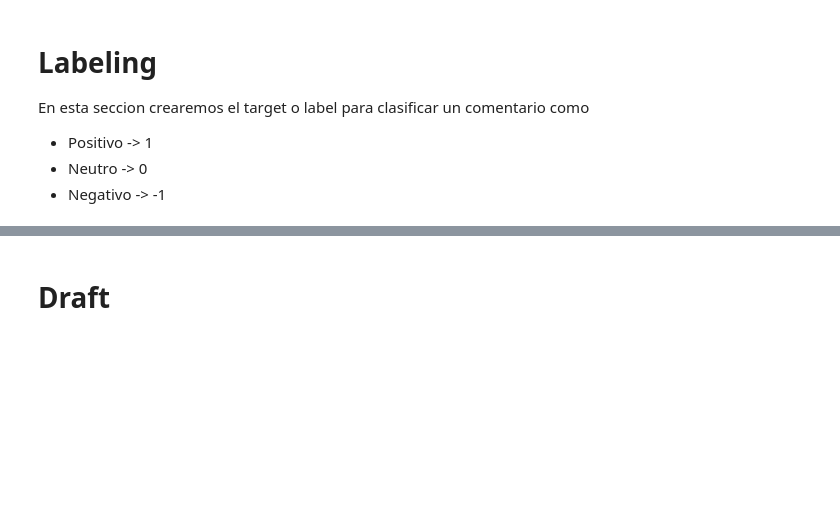
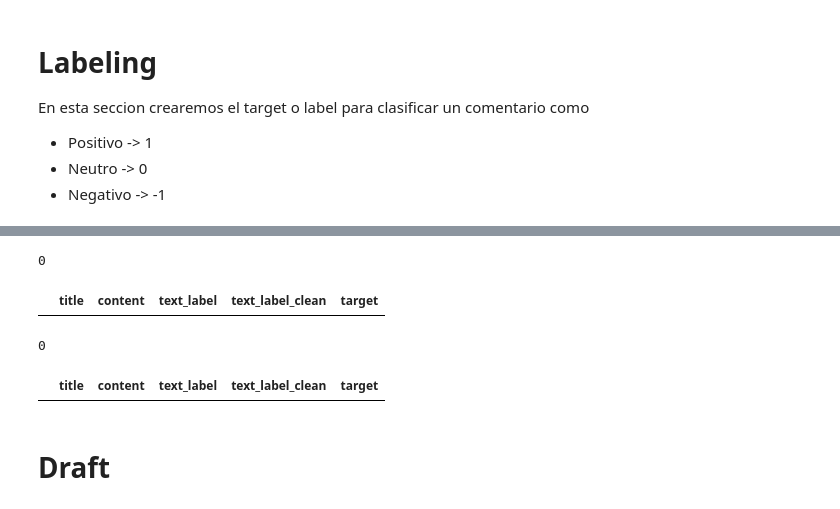
Before and after one commit to bautidea/kaggle_competitions, a Jupyter notebook: market_sentiment_analysis/resolucion.ipynb, the cells around one changed output, grey strips where cells are left out. Drawn from its saved outputs; the diff is of its cells as text; code cells hidden in the pictures; blank space fills up the shorter version.

```diff
--- a/market_sentiment_analysis/resolucion.ipynb
+++ b/market_sentiment_analysis/resolucion.ipynb
@@ -283,0 +401,12 @@ En esta seccion crearemos el target o label para clasificar un comentario como
+# %%
+
+def search_char_in_column(df, column, char_to_search):
+    # Esta funcion me devolvera un booleano si el caracter se encuentra en la serie.
+    # Util para buscar palabras especificas en un texto, lo que hago es escaparle el caracter, esto lo hago
+    # ya que si utilizamos un carater de regex, '?' por ejemplo, sera interpretado como un caracter especial.
+    column_serie = df[column]
+    pattern = re.escape(char_to_search)
+
+    mask =  column_serie.astype(str).str.contains(pattern, regex=True)
+
+    return df[mask]
@@ -284,2 +460,18 @@ En esta seccion crearemos el target o label para clasificar un comentario como
+# %%
+cols_to_select = ['title', 'content', 'text_label', 'text_label_clean', 'target']
+
+pattern = '@'
+print(len(search_char_in_column(mod_df[cols_to_select], 'text_label_clean', pattern)))
+search_char_in_column(mod_df[cols_to_select], 'text_label_clean', pattern)
+# %% [output]
+0
+|  | title | content | text_label | text_label_clean | target |
+# %%
+pattern = 'www'
+print(len(search_char_in_column(mod_df[cols_to_select], 'text_label_clean', pattern)))
+search_char_in_column(mod_df[cols_to_select], 'text_label_clean', pattern)
+# %% [output]
+0
+|  | title | content | text_label | text_label_clean | target |
 # %% [markdown]
 # Draft
```
Also changed, not shown: parts of 26 cells of this notebook.
